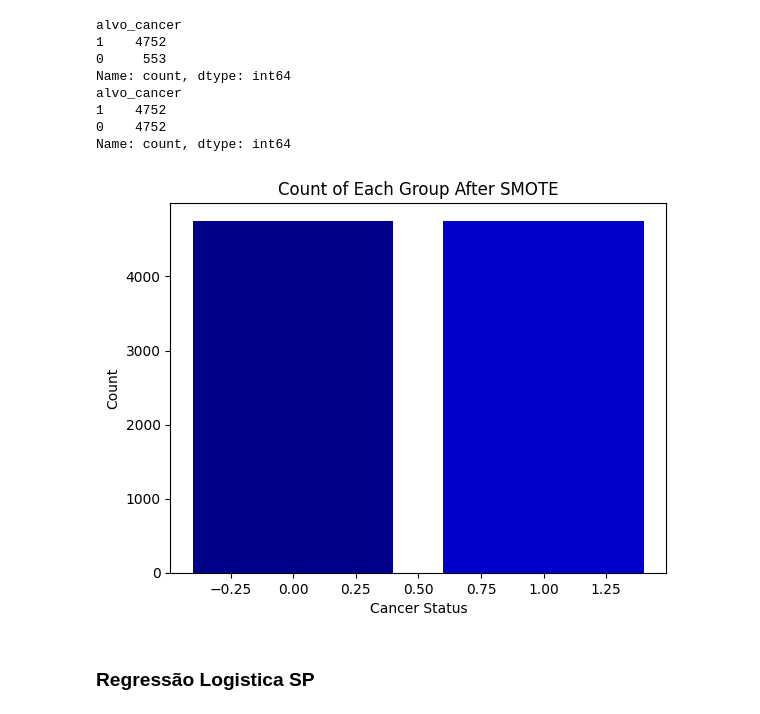
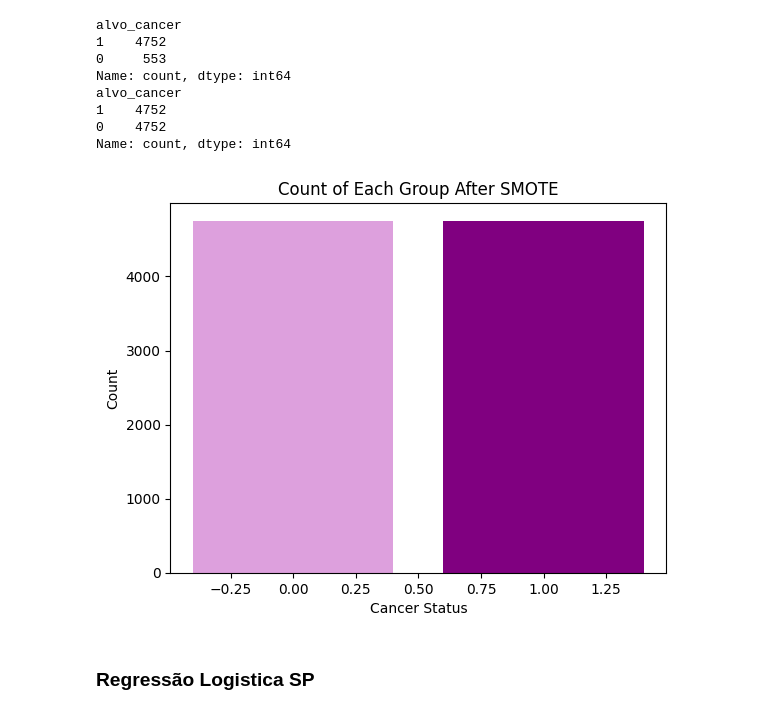
Before and after one commit to Carlos3du/canine-mammary-tumors, a Jupyter notebook: notebooks/model.ipynb, the cells around one changed output. Saved outputs shown, nothing was run; the diff lists cells and outputs as text; code cells hidden in the pictures.

```diff
--- a/notebooks/model.ipynb
+++ b/notebooks/model.ipynb
@@ -835,17 +778,17 @@ Name: count, dtype: int64
 # %%
 # Plotar balanceamento de classes após SMOTE
 plt.bar(
     y_treino_smote.value_counts().index,
     y_treino_smote.value_counts().values,
-    color=[PALETTE[3], PALETTE[2]]
+    color=['purple', "plum"]
 )
 plt.xlabel('Cancer Status')
 plt.ylabel('Count')
 plt.title('Count of Each Group After SMOTE')
 plt.savefig('../output/Group_Counts_SMOTE.png', dpi=300, bbox_inches='tight')
 plt.show()
 # %% [output]
-[figure, old version]
+[figure, new version]
 # %% [markdown]
 ### Regressão Logistica SP
 # %%
```
Also changed, not shown: parts of 14 cells of this notebook, 2 other files.
